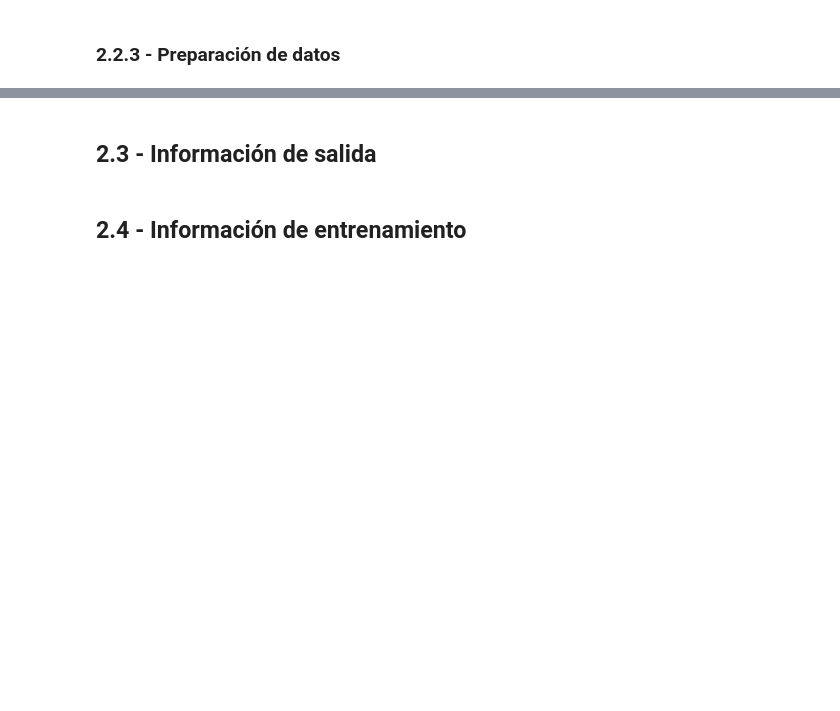
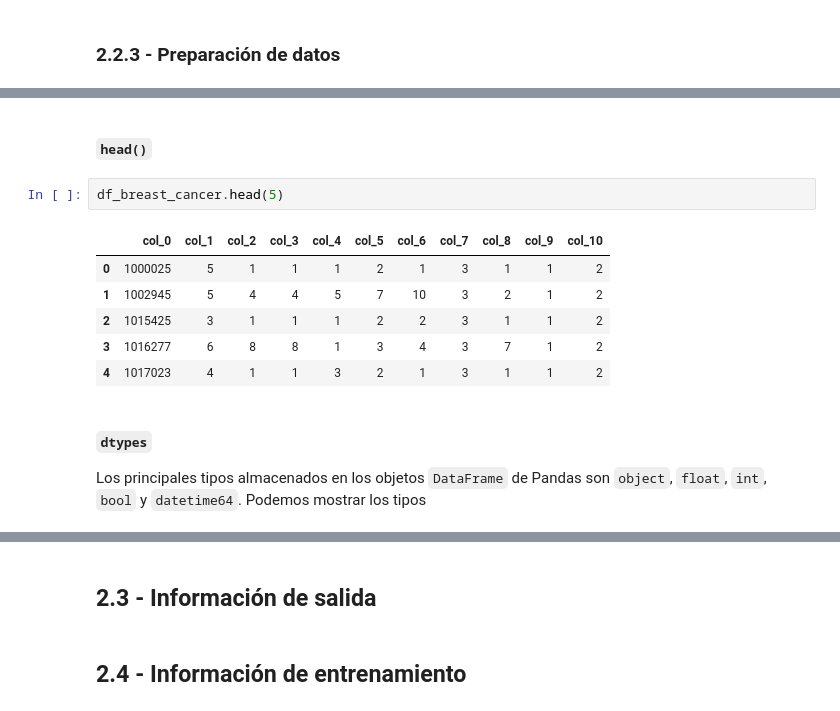
Before and after one commit to ferjorosa/tokio-school-dl-03-2023, a Jupyter notebook: 1 - INTRODUCCION/2-Preparacion de datos y herramientas.ipynb, the cells around one changed output, grey strips where cells are left out. Drawn from its saved outputs; the diff is of its cells as text; blank space fills up the shorter version.

```diff
--- a/1 - INTRODUCCION/2-Preparacion de datos y herramientas.ipynb
+++ b/1 - INTRODUCCION/2-Preparacion de datos y herramientas.ipynb
@@ -118,0 +130,15 @@ Por ejemplo, si nuestro conjunto de datos es una imagen, el proceso de aumentaci
+# %% [markdown]
+##### `head()`
+# %%
+df_breast_cancer.head(5)
+# %% [output]
+|  | col_0 | col_1 | col_2 | col_3 | col_4 | col_5 | col_6 | col_7 | col_8 | col_9 | col_10 |
+| 0 | 1000025 | 5 | 1 | 1 | 1 | 2 | 1 | 3 | 1 | 1 | 2 |
+| 1 | 1002945 | 5 | 4 | 4 | 5 | 7 | 10 | 3 | 2 | 1 | 2 |
+| 2 | 1015425 | 3 | 1 | 1 | 1 | 2 | 2 | 3 | 1 | 1 | 2 |
+| 3 | 1016277 | 6 | 8 | 8 | 1 | 3 | 4 | 3 | 7 | 1 | 2 |
+| 4 | 1017023 | 4 | 1 | 1 | 3 | 2 | 1 | 3 | 1 | 1 | 2 |
+# %% [markdown]
+##### `dtypes`
+
+Los principales tipos almacenados en los objetos `DataFrame` de Pandas son `object`, `float`, `int`, `bool` y `datetime64`. Podemos mostrar los tipos
```
Also changed, not shown: parts of 33 cells of this notebook, 1 other file.
